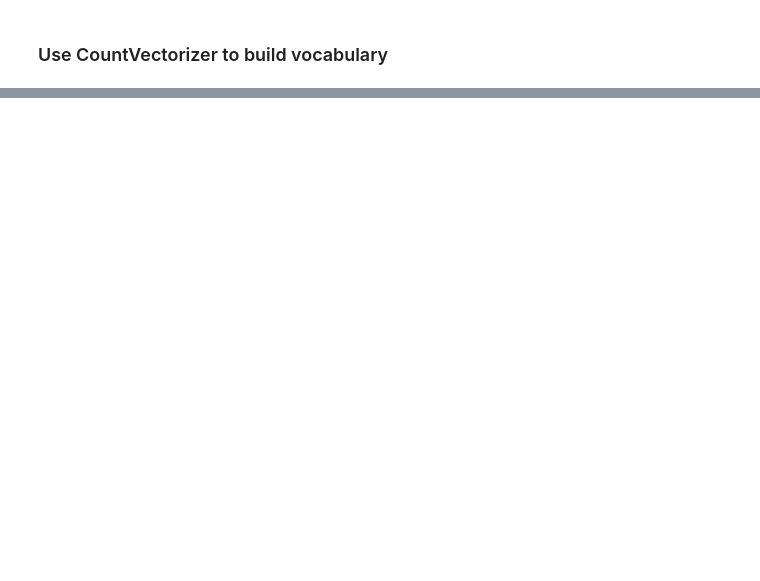
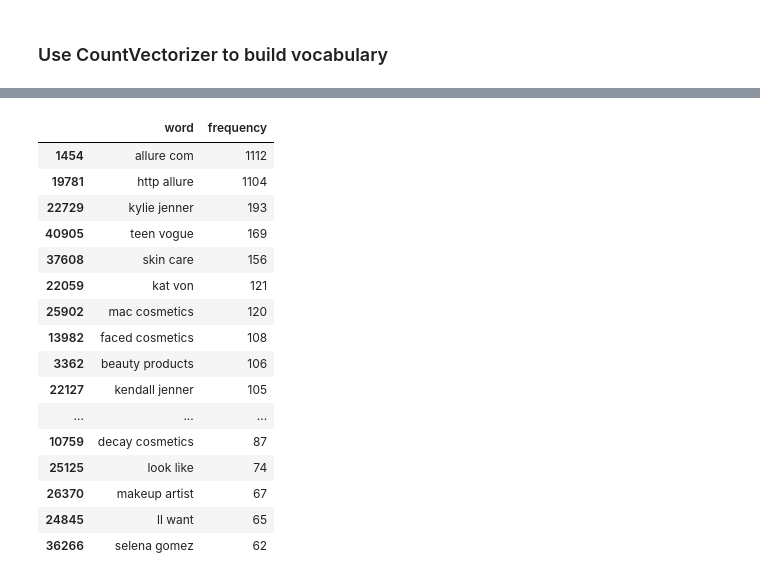
Before and after one commit to smasschelin/GA-TrackMaven-03, a Jupyter notebook: James-EDA.ipynb, the cells around one changed output, grey strips where cells are left out. Cells and saved outputs as stored; diff of their text form; code cells hidden in the pictures; blank space fills up the shorter version.

```diff
--- a/James-EDA.ipynb
+++ b/James-EDA.ipynb
@@ -96,0 +255,39 @@ phrase2DF.sort_values('frequency',ascending=False)[:20]
+# %%
+allure = facebook[facebook['brand_name']=='Allure'].copy()
+allure.message.fillna('asdf', inplace=True)
+allure_trn, allure_tst, all_like_trn, all_like_tst = train_test_split(allure['message'],allure['like_count'], test_size=0.3, random_state=6)
+
+# CVT with ngrams of 2
+allure_stop_2wp = CountVectorizer(stop_words='english', ngram_range=(2,2))
+
+all_train = allure_stop_2wp.fit_transform(allure_trn)
+
+# store words and frequencies in arrays, then combine
+all_msg_wds = allure_stop_2wp.get_feature_names()
+all_msg_frq = all_train.toarray().sum(axis=0)
+
+# put the above into a single array, and make that array a DataFrame
+all_array = [[all_msg_wds[ii], all_msg_frq[ii]] for ii in range(len(all_msg_wds))]
+allure_phrase2DF = pd.DataFrame(data=all_array)
+allure_phrase2DF.columns = ['word','frequency']
+
+# show the 20 most commonly used words
+allure_phrase2DF.sort_values('frequency',ascending=False)[:20]
+# %% [output]
+|  | word | frequency |
+| 1454 | allure com | 1112 |
+| 19781 | http allure | 1104 |
+| 22729 | kylie jenner | 193 |
+| 40905 | teen vogue | 169 |
+| 37608 | skin care | 156 |
+| 22059 | kat von | 121 |
+| 25902 | mac cosmetics | 120 |
+| 13982 | faced cosmetics | 108 |
+| 3362 | beauty products | 106 |
+| 22127 | kendall jenner | 105 |
+| ... | ... | ... |
+| 10759 | decay cosmetics | 87 |
+| 25125 | look like | 74 |
+| 26370 | makeup artist | 67 |
+| 24845 | ll want | 65 |
+| 36266 | selena gomez | 62 |
```
Also changed, not shown: parts of 30 cells of this notebook, 1 other file.
